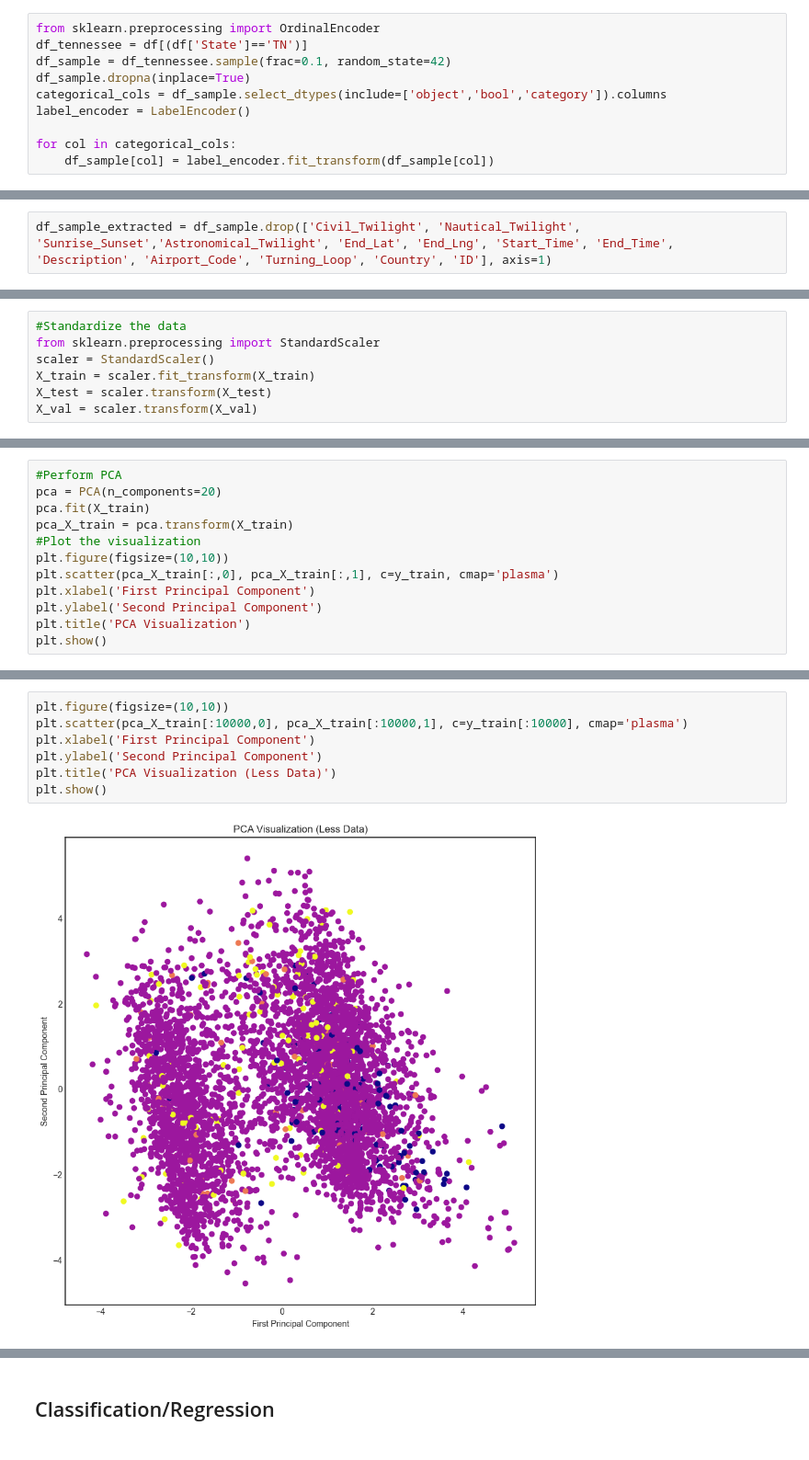
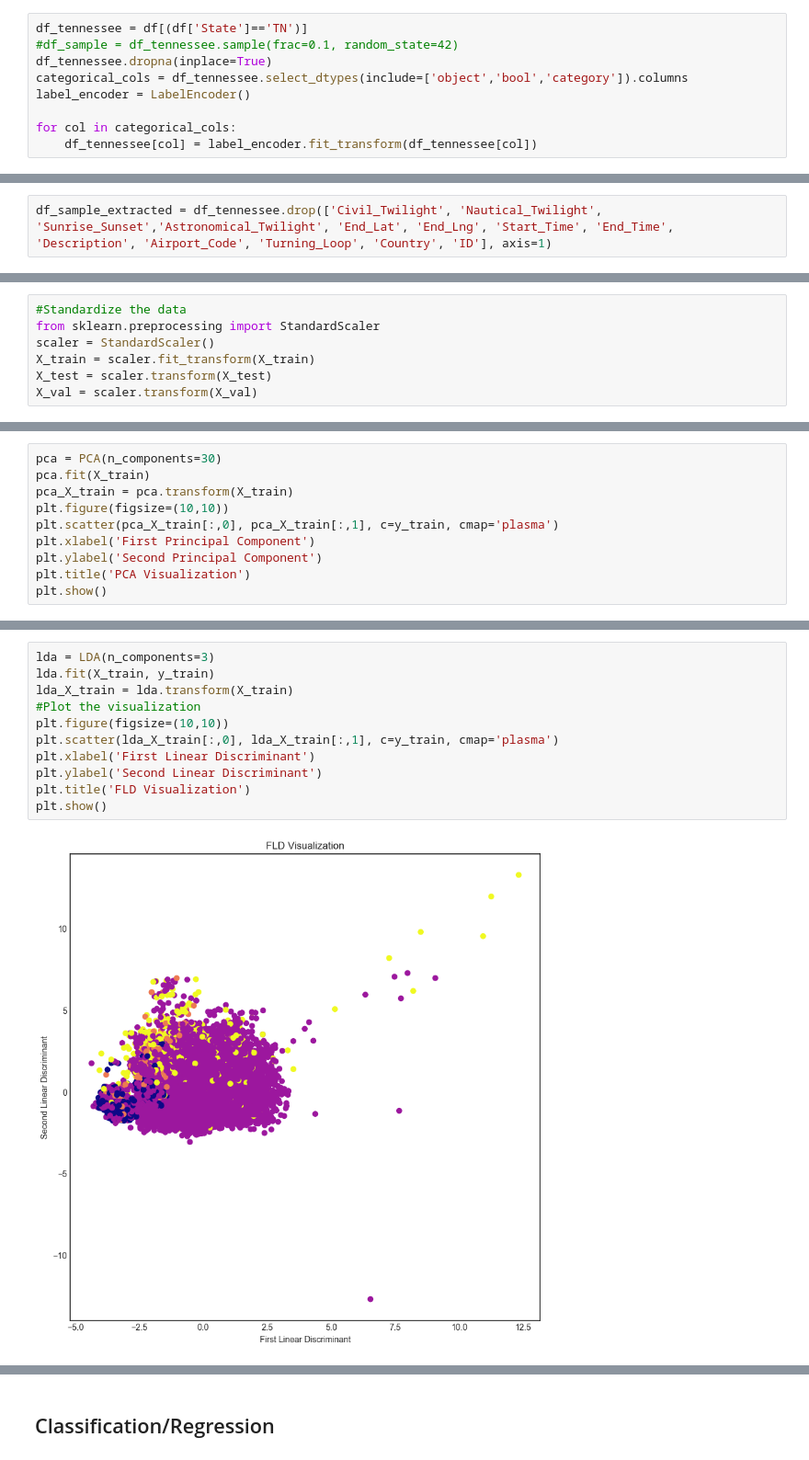
Before and after one commit to clayshubert/USAccidentAnalysisML, a Jupyter notebook: AccidentSeverity.ipynb, the cells around one changed output, grey strips where cells are left out. Shown at 92% size. Cells and saved outputs as stored; diff of their text form.

```diff
--- a/AccidentSeverity.ipynb
+++ b/AccidentSeverity.ipynb
@@ -109,12 +109,11 @@ The average time to clear an accident is 110 minutes or 2 hours.
 # %% [markdown]
 ### Label Encoding
 # %%
-from sklearn.preprocessing import OrdinalEncoder
 df_tennessee = df[(df['State']=='TN')]
-df_sample = df_tennessee.sample(frac=0.1, random_state=42)
-df_sample.dropna(inplace=True)
-categorical_cols = df_sample.select_dtypes(include=['object','bool','category']).columns
+#df_sample = df_tennessee.sample(frac=0.1, random_state=42)
+df_tennessee.dropna(inplace=True)
+categorical_cols = df_tennessee.select_dtypes(include=['object','bool','category']).columns
 label_encoder = LabelEncoder()
 
 for col in categorical_cols:
-    df_sample[col] = label_encoder.fit_transform(df_sample[col])
+    df_tennessee[col] = label_encoder.fit_transform(df_tennessee[col])
@@ -124,6 +141,8 @@ After label encoding the string value features, we can now take a look at the co
 ## Feature Extraction
 # %% [markdown]
 We begin by looking for the most correlated features in the dataset with respect to accident severity
+# %%
+df_sample_extracted = df_tennessee.drop(['Civil_Twilight', 'Nautical_Twilight', 'Sunrise_Sunset','Astronomical_Twilight', 'End_Lat', 'End_Lng', 'Start_Time', 'End_Time', 'Description', 'Airport_Code', 'Turning_Loop', 'Country', 'ID'], axis=1)
 # %%
 corr_matrix = df_tennessee.corr()
 #List the most highly correlated columns
@@ -138,5 +174,3 @@ ValueError: could not convert string to float: 'A-512287'
-# %%
-df_sample_extracted = df_sample.drop(['Civil_Twilight', 'Nautical_Twilight', 'Sunrise_Sunset','Astronomical_Twilight', 'End_Lat', 'End_Lng', 'Start_Time', 'End_Time', 'Description', 'Airport_Code', 'Turning_Loop', 'Country', 'ID'], axis=1)
 # %% [markdown]
 We removed 'Civil_Twilight', 'Nautical_Twilight', 'Sunrise_Sunset','Astronomical_Twilight' because they had very little positive or negative correlation to the accident severity. 'End_Lat', 'End_Lng' were removed due to overlapping data already covered by 'Start_Lat' and 'Start_Lng'. 'Start_Time' and 'End_Time' were removed because it is covered by the added column of Time_Duration and not as important of a feature as 'Start_Time'. 'Description' was all string object data and is not able to be meaningfully encoded. 'Airport_Code' is non meaningful location data about the nearest airport which we have more granual data in the Latitude and Longitude columns. 'Turning_Loop', 'Country' were the same value for all 8 million entries so they were removed.
 # %% [markdown]
@@ -259,9 +283,7 @@ X_val = scaler.transform(X_val)
 # %%
-#Perform PCA
-pca = PCA(n_components=20)
+pca = PCA(n_components=30)
 pca.fit(X_train)
 pca_X_train = pca.transform(X_train)
-#Plot the visualization
 plt.figure(figsize=(10,10))
 plt.scatter(pca_X_train[:,0], pca_X_train[:,1], c=y_train, cmap='plasma')
 plt.xlabel('First Principal Component')
@@ -273,9 +301,13 @@ plt.show()
 # %%
+lda = LDA(n_components=3)
+lda.fit(X_train, y_train)
+lda_X_train = lda.transform(X_train)
+#Plot the visualization
 plt.figure(figsize=(10,10))
-plt.scatter(pca_X_train[:10000,0], pca_X_train[:10000,1], c=y_train[:10000], cmap='plasma')
-plt.xlabel('First Principal Component')
-plt.ylabel('Second Principal Component')
-plt.title('PCA Visualization (Less Data)')
+plt.scatter(lda_X_train[:,0], lda_X_train[:,1], c=y_train, cmap='plasma')
+plt.xlabel('First Linear Discriminant')
+plt.ylabel('Second Linear Discriminant')
+plt.title('FLD Visualization')
 plt.show()
 # %% [output]
-[figure, old version]
+[figure, new version]
```
Also changed, not shown: parts of 32 cells of this notebook, 1 other file.
